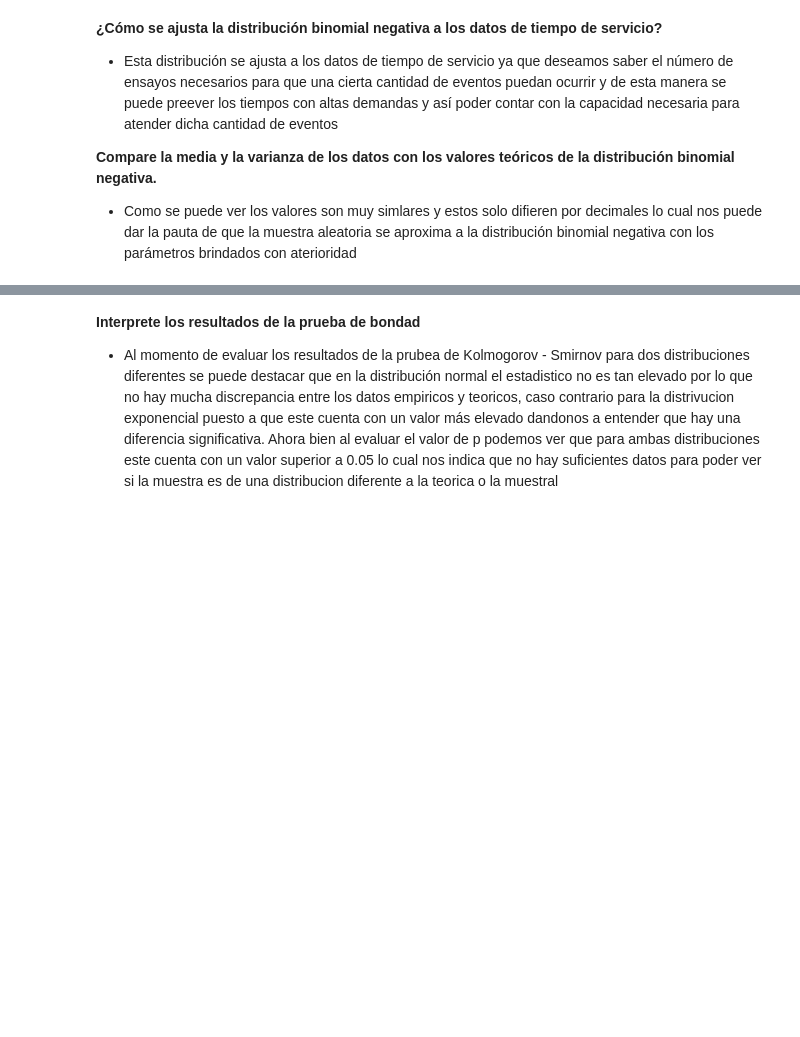
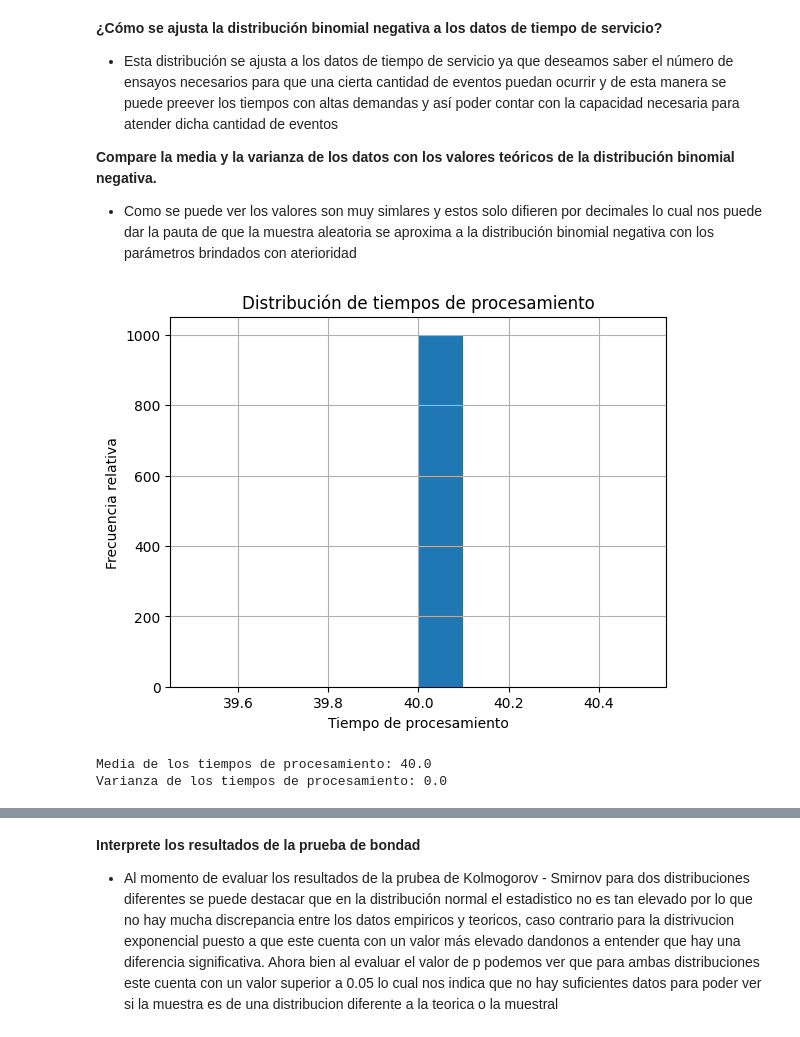
Before and after one commit to Paola-Contreras/Lab02-MS, a Jupyter notebook: Lab02.ipynb, the cells around one changed output, grey strips where cells are left out. Saved outputs shown, nothing was run; the diff lists cells and outputs as text; code cells hidden in the pictures; blank space fills up the shorter version.

```diff
--- a/Lab02.ipynb
+++ b/Lab02.ipynb
@@ -206,0 +245,28 @@ Media de la muestra: 7.0
+# %%
+''' 3. '''
+import numpy as np
+
+num_tareas = 50
+num_articulos_defectuosos = 10
+num_articulos_no_defectuosos = 40
+num_simulations = 1000
+
+tiempos_procesamiento = np.random.hypergeometric(num_articulos_no_defectuosos, num_articulos_defectuosos, num_tareas, num_simulations)
+
+# Gráfica
+plt.hist(tiempos_procesamiento)
+plt.xlabel('Tiempo de procesamiento')
+plt.ylabel('Frecuencia relativa')
+plt.title('Distribución de tiempos de procesamiento')
+plt.grid(True)
+plt.show()
+
+# Media y varianza
+mean_tiempo_procesamiento = np.mean(tiempos_procesamiento)
+variance_tiempo_procesamiento = np.var(tiempos_procesamiento)
+print("Media de los tiempos de procesamiento:", mean_tiempo_procesamiento)
+print("Varianza de los tiempos de procesamiento:", variance_tiempo_procesamiento)
+# %% [output]
+[figure, added]
+Media de los tiempos de procesamiento: 40.0
+Varianza de los tiempos de procesamiento: 0.0
```
Also changed, not shown: parts of 11 cells of this notebook, 1 other file.
